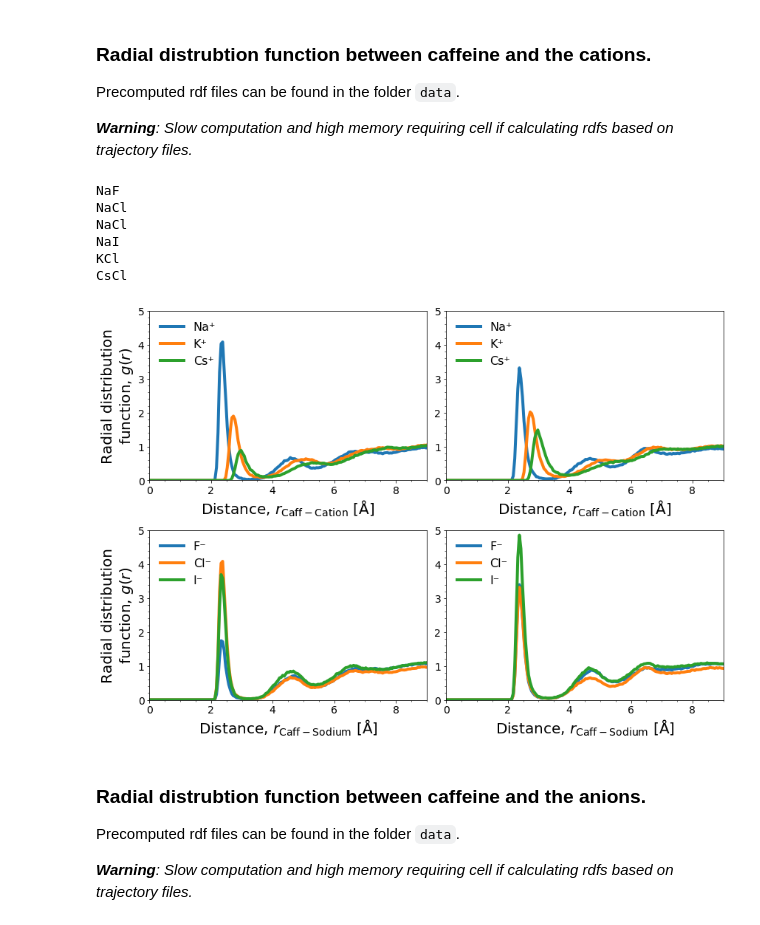
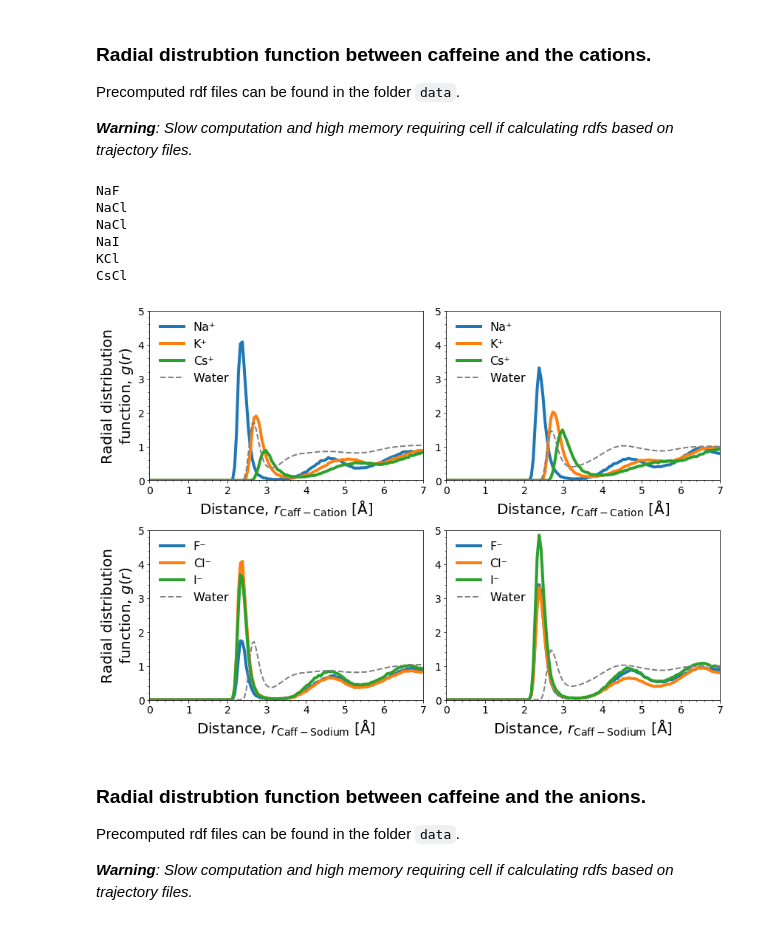
Before and after one commit to SHervoe-Hansen/Caffeine_solubility, a Jupyter notebook: Analysis.ipynb, the cells around one changed output. Cells and saved outputs as stored; diff of their text form; code cells hidden in the pictures.

Commit message:
Updated rdf figures and ran OPLS notebook

```diff
--- a/Analysis.ipynb
+++ b/Analysis.ipynb
@@ -1274,35 +1231,44 @@ for salt in salts.values():
         for i, ketoneGroup in enumerate(['15', '21']):
             pairs = traj.topology.select_pairs(selection1="index {}".format(ketoneGroup),
                                                selection2="resname {}".format(resnames[salt['Cation']]))
             rdf = md.compute_rdf(traj, pairs)
             axes[1][i].plot(rdf[0]*10, rdf[1], label=salt['Anion']+'⁻', linewidth=4)
 
+traj = md.load_xtc('Simulations/NaCl/1.00/trajectory_sol_full.xtc',
+                    top='Simulations/NaCl/1.00/test-wat-corrected.pdb')
+for i, ketoneGroup in enumerate(['15', '21']):
+    pairs = traj.topology.select_pairs(selection1="index {}".format(ketoneGroup),
+                                       selection2="resname HOH and name O")
+    rdf = md.compute_rdf(traj, pairs)
+    axes[0][i].plot(rdf[0]*10, rdf[1], label='Water', linewidth=2, linestyle='dashed', color='gray')
+    axes[1][i].plot(rdf[0]*10, rdf[1], label='Water', linewidth=2, linestyle='dashed', color='gray')
+
 for i,ax in enumerate(axes.flat):
     if i <= 1:
         ax.set_xlabel(r'Distance, $r_{\mathrm{Caff-Cation}}$ [Å]', fontsize=20)
     elif i > 1:
         ax.set_xlabel(r'Distance, $r_{\mathrm{Caff-Sodium}}$ [Å]', fontsize=20)
     ax.minorticks_on()
     ax.legend(loc=2, frameon=False, prop={'size': 16})
-    ax.set_xlim(0, 9)
+    ax.set_xlim(0, 7)
     ax.set_ylim(0, 5)
     ax.tick_params(axis='both', labelsize=14)
 
 axes[0][0].set_ylabel('Radial distribution\nfunction, $g(r)$', fontsize=20)
 axes[1][0].set_ylabel('Radial distribution\nfunction, $g(r)$', fontsize=20)
 #axes[0][0].set_title('Ketone group 1')
 #axes[0][1].set_title('Ketone group 2')
 
 fig.tight_layout()
 fig.savefig('images/KetoneRDF.pdf', bbox_inches='tight')
 # %% [output]
 NaF
 NaCl
 NaCl
 NaI
 KCl
 CsCl
-[figure, old version]
+[figure, new version]
 # %% [markdown]
 ### Radial distrubtion function between caffeine and the anions.
 Precomputed rdf files can be found in the folder `data`.
```
Also changed, not shown: parts of 17 cells of this notebook, 28 other files.
